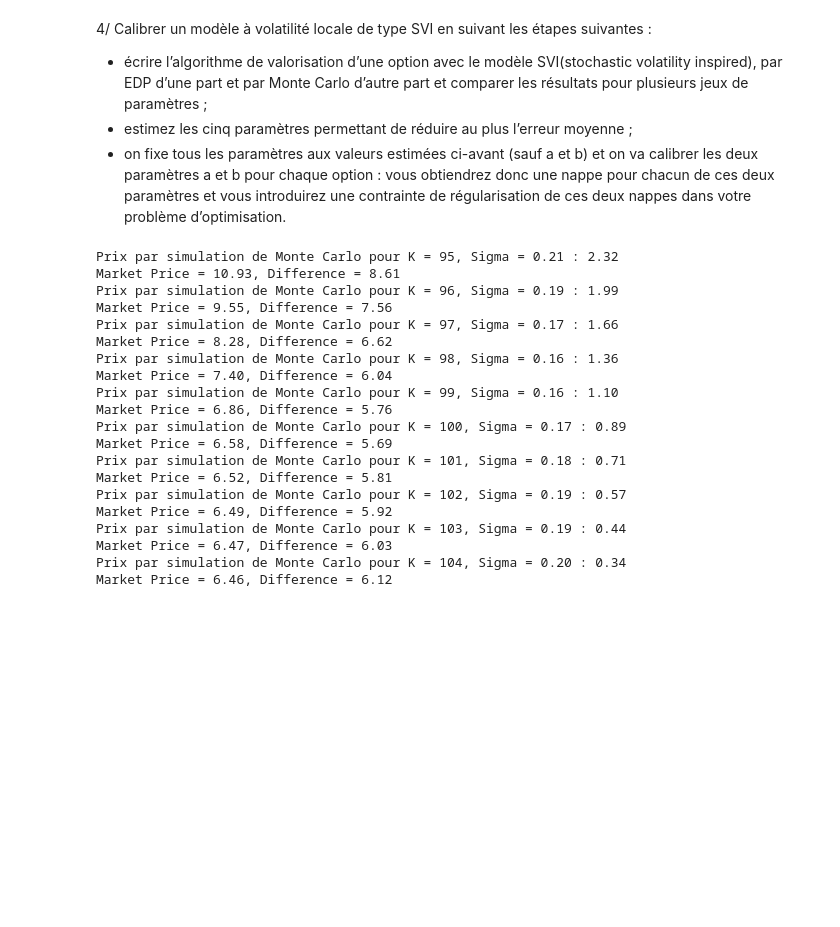
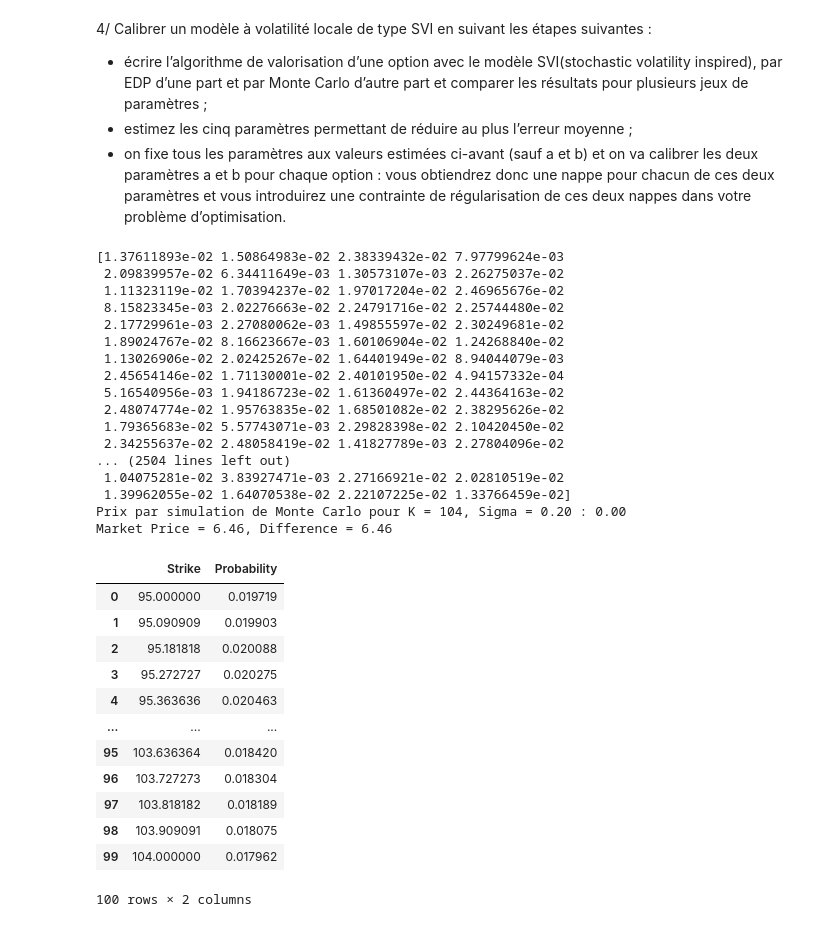
Before and after one commit to theomdvn/Calibration, a Jupyter notebook: Projet-Cal2.ipynb, the cells around one changed output. Drawn from its saved outputs; the diff is of its cells as text; code cells hidden in the pictures; blank space fills up the shorter version.

```diff
--- a/Projet-Cal2.ipynb
+++ b/Projet-Cal2.ipynb
@@ -251,15 +253,13 @@ paramètres a et b pour chaque option : vous obtiendrez donc une nappe pour chac
 deux paramètres et vous introduirez une contrainte de régularisation de ces deux nappes dans
 votre problème d’optimisation.
 # %%
-def monte_carlo_simulation(S, K, T, r, sigma, nb=1000):
+def monte_carlo_simulation(K,mu, sigma, ratio, nb_simulations):
     np.random.seed(123)
-    dt = T / 252  # Daily time step
-    rand_values = np.random.normal(dt, T, nb)
-
-    st_price = S * np.exp(np.cumsum((r - 0.5 * sigma**2) * dt + sigma * np.sqrt(dt) * rand_values))
+    random_samples = np.random.normal(mu, sigma, nb_simulations)
+    st_price = ratio * np.exp(-(random_samples - mu)**2 / (2 * sigma**2)) / (sigma * np.sqrt(2 * np.pi))
     option_payoff = np.maximum(st_price - K, 0)
     option_price_mc = np.mean(option_payoff) * np.exp(-r * T)
-
+    print(st_price)
     return option_price_mc
 
 
@@ -267,27 +267,40 @@ def monte_carlo_simulation(S, K, T, r, sigma, nb=1000):
 
 
 for strike,vol,market_price in zip(data["strikes"],data["implied_vol"],data["prices"]):
-    option_price_mc = monte_carlo_simulation(S, strike, T, r, vol, nb=1000)
+    option_price_mc = monte_carlo_simulation(strike,fitted_mu, fitted_sigma,fitted_A, 1000)
     print(f"Prix par simulation de Monte Carlo pour K = {strike}, Sigma = {vol:.2f} : {option_price_mc:.2f}")
     print(f"Market Price = {market_price:.2f}, Difference = {abs(option_price_mc-market_price):.2f}")
 # %% [output]
-Prix par simulation de Monte Carlo pour K = 95, Sigma = 0.21 : 2.32
-Market Price = 10.93, Difference = 8.61
-Prix par simulation de Monte Carlo pour K = 96, Sigma = 0.19 : 1.99
-Market Price = 9.55, Difference = 7.56
-Prix par simulation de Monte Carlo pour K = 97, Sigma = 0.17 : 1.66
-Market Price = 8.28, Difference = 6.62
-Prix par simulation de Monte Carlo pour K = 98, Sigma = 0.16 : 1.36
-Market Price = 7.40, Difference = 6.04
-Prix par simulation de Monte Carlo pour K = 99, Sigma = 0.16 : 1.10
-Market Price = 6.86, Difference = 5.76
-Prix par simulation de Monte Carlo pour K = 100, Sigma = 0.17 : 0.89
-Market Price = 6.58, Difference = 5.69
-Prix par simulation de Monte Carlo pour K = 101, Sigma = 0.18 : 0.71
-Market Price = 6.52, Difference = 5.81
-Prix par simulation de Monte Carlo pour K = 102, Sigma = 0.19 : 0.57
-Market Price = 6.49, Difference = 5.92
-Prix par simulation de Monte Carlo pour K = 103, Sigma = 0.19 : 0.44
-Market Price = 6.47, Difference = 6.03
-Prix par simulation de Monte Carlo pour K = 104, Sigma = 0.20 : 0.34
-Market Price = 6.46, Difference = 6.12
+[1.37611893e-02 1.50864983e-02 2.38339432e-02 7.97799624e-03
+ 2.09839957e-02 6.34411649e-03 1.30573107e-03 2.26275037e-02
+ 1.11323119e-02 1.70394237e-02 1.97017204e-02 2.46965676e-02
+ 8.15823345e-03 2.02276663e-02 2.24791716e-02 2.25744480e-02
+ 2.17729961e-03 2.27080062e-03 1.49855597e-02 2.30249681e-02
+ 1.89024767e-02 8.16623667e-03 1.60106904e-02 1.24268840e-02
+ 1.13026906e-02 2.02425267e-02 1.64401949e-02 8.94044079e-03
+ 2.45654146e-02 1.71130001e-02 2.40101950e-02 4.94157332e-04
+ 5.16540956e-03 1.94186723e-02 1.61360497e-02 2.44364163e-02
+ 2.48074774e-02 1.95763835e-02 1.68501082e-02 2.38295626e-02
+ 1.79365683e-02 5.57743071e-03 2.29828398e-02 2.10420450e-02
+ 2.34255637e-02 2.48058419e-02 1.41827789e-03 2.27804096e-02
+... (2504 lines left out)
+ 1.04075281e-02 3.83927471e-03 2.27166921e-02 2.02810519e-02
+ 1.39962055e-02 1.64070538e-02 2.22107225e-02 1.33766459e-02]
+Prix par simulation de Monte Carlo pour K = 104, Sigma = 0.20 : 0.00
+Market Price = 6.46, Difference = 6.46
+# %%
+pd.DataFrame([df["Strike"], density_risque_neutre],index=["Strike","Probability"]).T
+# %% [output]
+|  | Strike | Probability |
+| 0 | 95.000000 | 0.019719 |
+| 1 | 95.090909 | 0.019903 |
+| 2 | 95.181818 | 0.020088 |
+| 3 | 95.272727 | 0.020275 |
+| 4 | 95.363636 | 0.020463 |
+| ... | ... | ... |
+| 95 | 103.636364 | 0.018420 |
+| 96 | 103.727273 | 0.018304 |
+| 97 | 103.818182 | 0.018189 |
+| 98 | 103.909091 | 0.018075 |
+| 99 | 104.000000 | 0.017962 |
+100 rows × 2 columns
```
Also changed, not shown: parts of 9 cells of this notebook.
